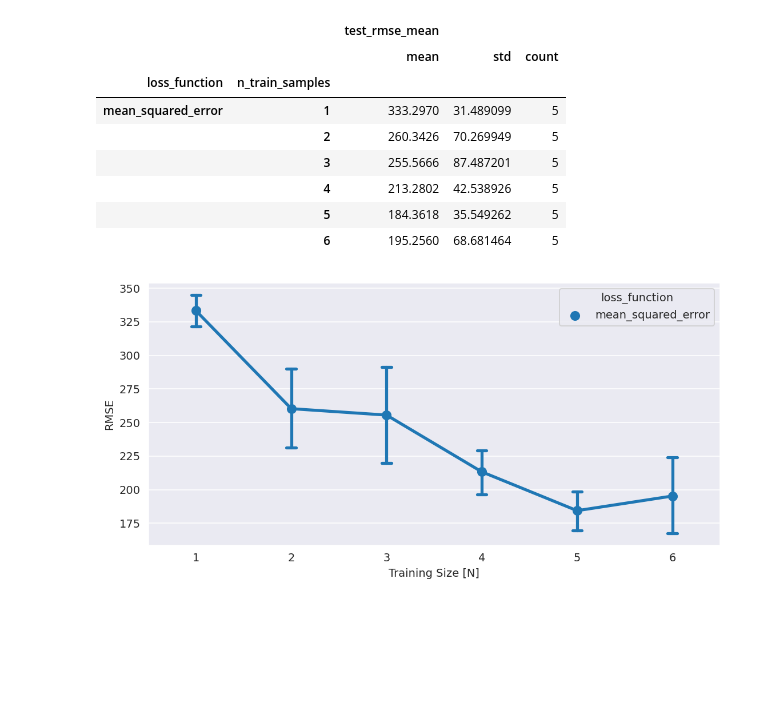
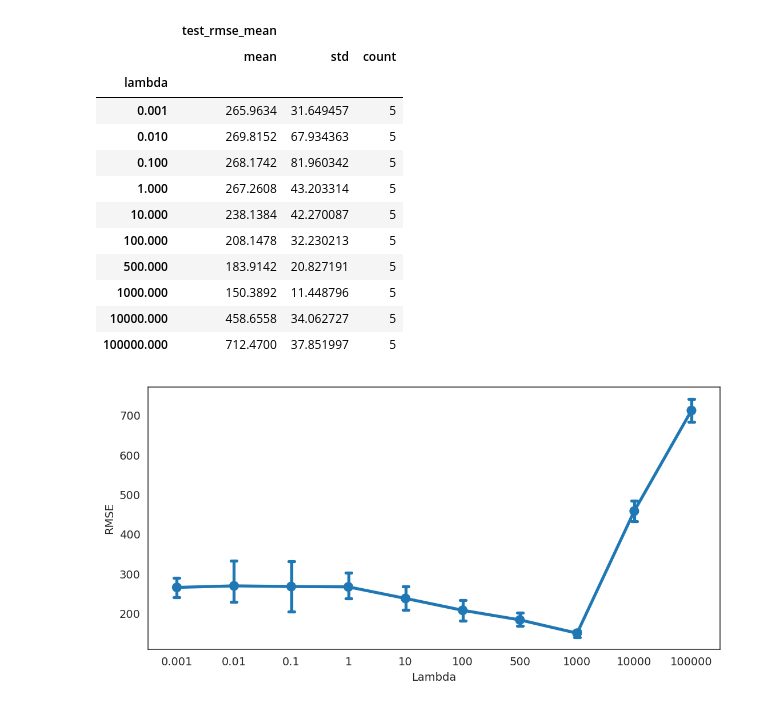
Before and after one commit to Energy-Theory-Guided-Data-Science/Gas-Turbine, a Jupyter notebook: collect_results.ipynb, the cells around one changed output. Cells and saved outputs as stored; diff of their text form; code cells hidden in the pictures; blank space fills up the shorter version.

```diff
--- a/collect_results.ipynb
+++ b/collect_results.ipynb
@@ -4,17 +4,17 @@ import json
 import pandas as pd
 import matplotlib.pyplot as plt
 import seaborn as sns
+import ast
 import shutil
 
-# Ignored keys in config.json
-ignored_config_keys = ['type', 'train_indices', 'test_indices', 'test_size', 'epochs', 'early_stop_patience',
-                       'output_dir']
+sns.set_style("white")
+pd.set_option('display.max_colwidth', None)
 
 # Root directory
 root_dir = "Results"
 
 # Get all subdirectories
-experiment_dirs = glob.glob(f"{root_dir}/*/*/")
+experiment_dirs = glob.glob(f"{root_dir}/*/*/*/")
 
 # Initialize an empty list to hold all experiment data
 experiments_data = []
@@ -31,6 +31,9 @@ for exp_dir in experiment_dirs:
     # Load config data
     with open(config_file, 'r') as f:
         config_data = json.load(f)
+
+    config_data['test_samples'] = [int(i) for i in config_data['test_samples']]
+    config_data['train_samples'] = [int(i) for i in config_data['train_samples']]
 
     # Result file patterns
     result_file = f"{exp_dir}result.json"
@@ -54,5 +57,5 @@ for exp_dir in experiment_dirs:
 # Convert list of dictionaries to pandas DataFrame
 df = pd.DataFrame(experiments_data)
 
-df
+df.head()
 # %% [output]
@@ -77,3 +68,0 @@ df
-# %%
-df = df[['loss_function', 'n_train_samples', 'test_rmse_mean', 'folder']]
-df
@@ -98,29 +69,37 @@ df
 # %%
-df.groupby(['loss_function', 'n_train_samples']).agg({'test_rmse_mean': ['mean', 'std', 'count']})
+df_analysis = df[df['ex_name'] == 'sensitivity_analysis_lambda'].copy()
+
+df_analysis.groupby(['lambda']).agg({'test_rmse_mean': ['mean', 'std', 'count']})
 # %% [output]
-|  |  | test_rmse_mean |  |  |
-|  |  | mean | std | count |
-| loss_function | n_train_samples |  |  |  |
-| mean_squared_error | 1 | 333.2970 | 31.489099 | 5 |
-|  | 2 | 260.3426 | 70.269949 | 5 |
-|  | 3 | 255.5666 | 87.487201 | 5 |
-|  | 4 | 213.2802 | 42.538926 | 5 |
-|  | 5 | 184.3618 | 35.549262 | 5 |
-|  | 6 | 195.2560 | 68.681464 | 5 |
+|  | test_rmse_mean |  |  |
+|  | mean | std | count |
+| lambda |  |  |  |
+| 0.001 | 265.9634 | 31.649457 | 5 |
+| 0.010 | 269.8152 | 67.934363 | 5 |
+| 0.100 | 268.1742 | 81.960342 | 5 |
+| 1.000 | 267.2608 | 43.203314 | 5 |
+| 10.000 | 238.1384 | 42.270087 | 5 |
+| 100.000 | 208.1478 | 32.230213 | 5 |
+| 500.000 | 183.9142 | 20.827191 | 5 |
+| 1000.000 | 150.3892 | 11.448796 | 5 |
+| 10000.000 | 458.6558 | 34.062727 | 5 |
+| 100000.000 | 712.4700 | 37.851997 | 5 |
 # %%
-fig, axes = plt.subplots(nrows=1, figsize=(8, 4), dpi=140)
+fig, axes = plt.subplots(nrows=1, ncols=1, figsize=(8, 4), dpi=140)
+
 sns.pointplot(
     ax=axes,
-    data=df,
-    x="n_train_samples",
+    data=df_analysis,
+    x="lambda",
     y="test_rmse_mean",
-    hue="loss_function",
-    ci=68,
-    marker="o",
     capsize=0.1,
-    alpha=0.7,
-).set(xlabel="Training Size [N]", ylabel="RMSE")
+).set(xlabel="Lambda", ylabel="RMSE")
+
+current_labels = [float(label.get_text()) for label in axes.get_xticklabels()]
+formatted_labels = [f"{int(label)}" if label.is_integer() else f"{label}" for label in current_labels]
+axes.set_xticklabels(formatted_labels)
+
 fig.tight_layout()
 plt.show()
 # %% [output]
-[figure, old version]
+[figure, new version]
```
Also changed, not shown: parts of 2 cells of this notebook, 5 other files.
